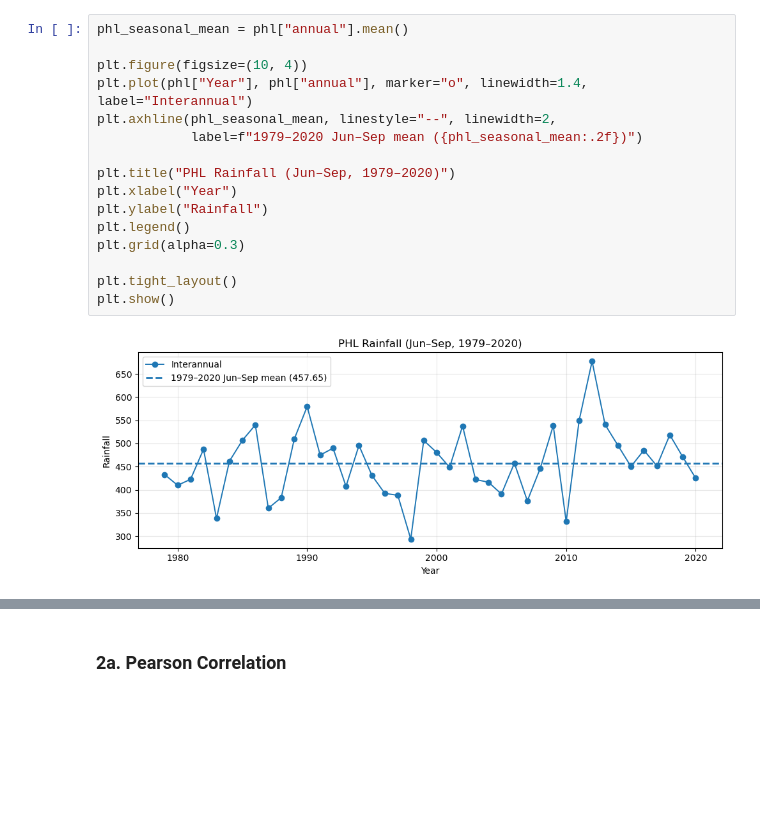
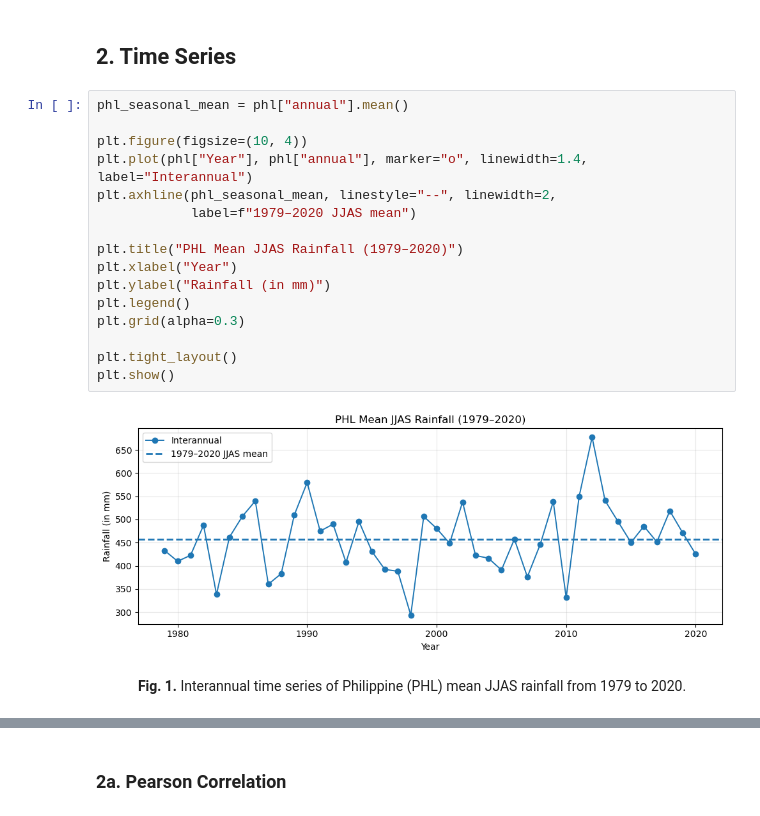
Before and after one commit to AleandraR/MS_Thesis_SWM, a Jupyter notebook: 02_notebooks/01a_INDvPHL_TimeSeries.ipynb, the cells around one changed output, grey strips where cells are left out. Cells and saved outputs as stored; diff of their text form; blank space fills up the shorter version.

Commit message:
01a_INDvPHL_TimeSeries updated

```diff
--- a/02_notebooks/01a_INDvPHL_TimeSeries.ipynb
+++ b/02_notebooks/01a_INDvPHL_TimeSeries.ipynb
@@ -68,21 +61,25 @@ Peninsula_IND columns: ['Year', 'Jan', 'Feb', 'Mar', 'Apr', 'May', 'Jun', 'Jul',
+# %% [markdown]
+## **2. Time Series**
 # %%
 phl_seasonal_mean = phl["annual"].mean()
 
 plt.figure(figsize=(10, 4))
 plt.plot(phl["Year"], phl["annual"], marker="o", linewidth=1.4, label="Interannual")
 plt.axhline(phl_seasonal_mean, linestyle="--", linewidth=2,
-            label=f"1979–2020 Jun–Sep mean ({phl_seasonal_mean:.2f})")
+            label=f"1979–2020 JJAS mean")
 
-plt.title("PHL Rainfall (Jun–Sep, 1979–2020)")
+plt.title("PHL Mean JJAS Rainfall (1979–2020)")
 plt.xlabel("Year")
-plt.ylabel("Rainfall")
+plt.ylabel("Rainfall (in mm)")
 plt.legend()
 plt.grid(alpha=0.3)
 
 plt.tight_layout()
 plt.show()
 # %% [output]
-[figure, old version]
+[figure, new version]
+# %% [markdown]
+<p style="text-align:center"><strong>Fig. 1.</strong> Interannual time series of Philippine (PHL) mean JJAS rainfall from 1979 to 2020.</p>
 # %%
 plt.figure(figsize=(11, 5))
 
```
Also changed, not shown: parts of 18 cells of this notebook.
